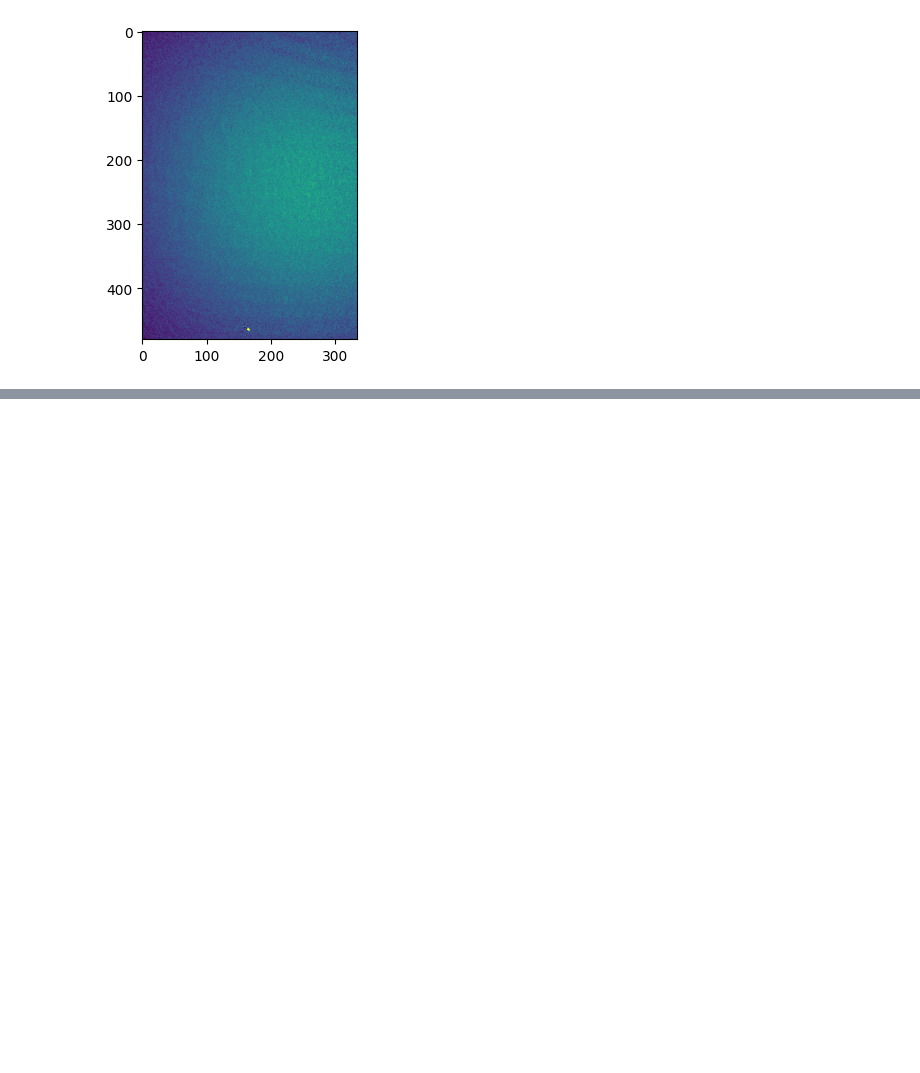
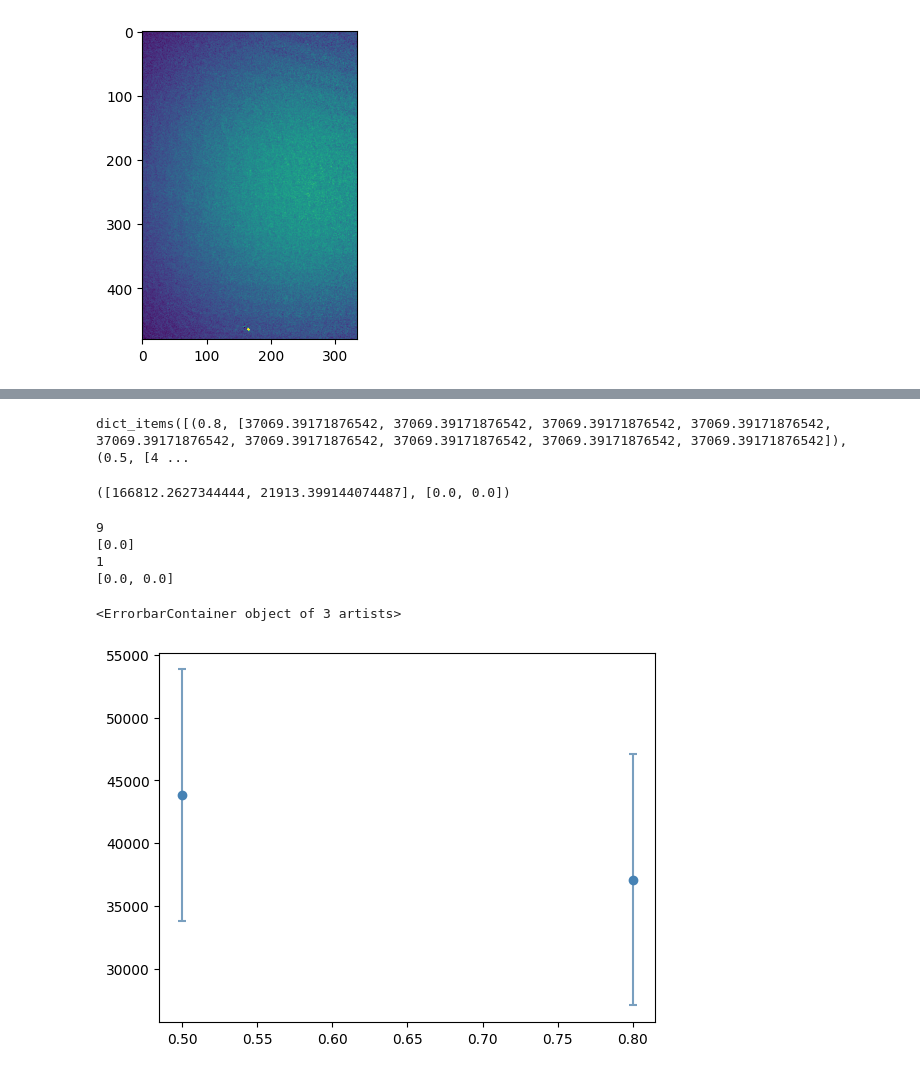
Before and after one commit to ignacp03/GUI, a Jupyter notebook: first_tests.ipynb, the cells around one changed output, grey strips where cells are left out. Cells and saved outputs as stored; diff of their text form; code cells hidden in the pictures; blank space fills up the shorter version.

```diff
--- a/first_tests.ipynb
+++ b/first_tests.ipynb
@@ -135,0 +158,44 @@ os.getcwd()
+# %%
+Param = "CF150Shift"
+Plot = "Fitted Atom Number"
+if Plot == 'Fitted Atom Number':
+        y = FitAtomNum
+elif Plot == 'Integrated Atom Number':
+        y = IntAtomNum
+if Param == "":
+        x = np.arange(0,len(IntAtomNum))
+elif Param in variables[-1]:
+        grouped_data = defaultdict(list)
+        for value, param_dict in zip(y, variables):
+                if Param in param_dict:
+                    grouped_data[param_dict[Param]].append(value)
+# %%
+grouped_data.items()
+# %% [output]
+dict_items([(0.8, [37069.39171876542, 37069.39171876542, 37069.39171876542, 37069.39171876542, 37069.39171876542, 37069.39171876542, 37069.39171876542, 37069.39171876542, 37069.39171876542]), (0.5, [4 ...
+# %%
+[sum(values[-1]) / len(values) for values in grouped_data.items()], [np.var(values[-1]) / len(values) for values in grouped_data.items()]
+# %% [output]
+([166812.2627344444, 21913.399144074487], [0.0, 0.0])
+# %%
+avg = []
+var = []
+for item in grouped_data.items():
+    avg.append(sum(item[-1])/ len(item[-1]))
+    print(len(item[-1]))
+    var.append(np.var(item[-1]))
+    print(var)
+# %% [output]
+9
+[0.0]
+1
+[0.0, 0.0]
+# %%
+x = list(grouped_data.keys())
+# %%
+var = [10000, 10000]
+# %%
+plt.errorbar(x, avg, var, fmt='o', color = 'steelblue',capsize=3, capthick=1.5, ecolor="#799fbf")
+# %% [output]
+<ErrorbarContainer object of 3 artists>
+[figure, added]
```
Also changed, not shown: parts of 14 cells of this notebook, 8 other files.
